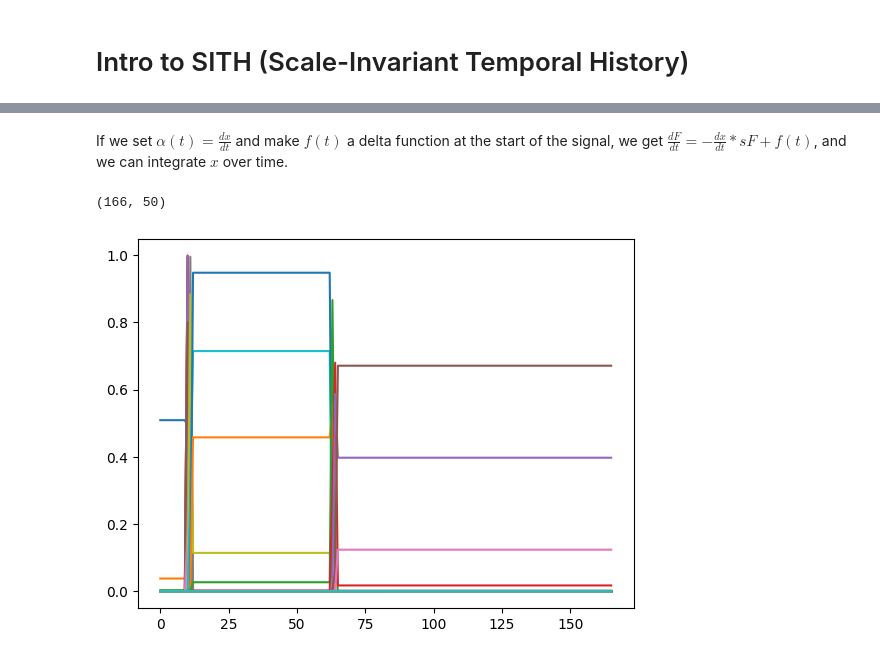
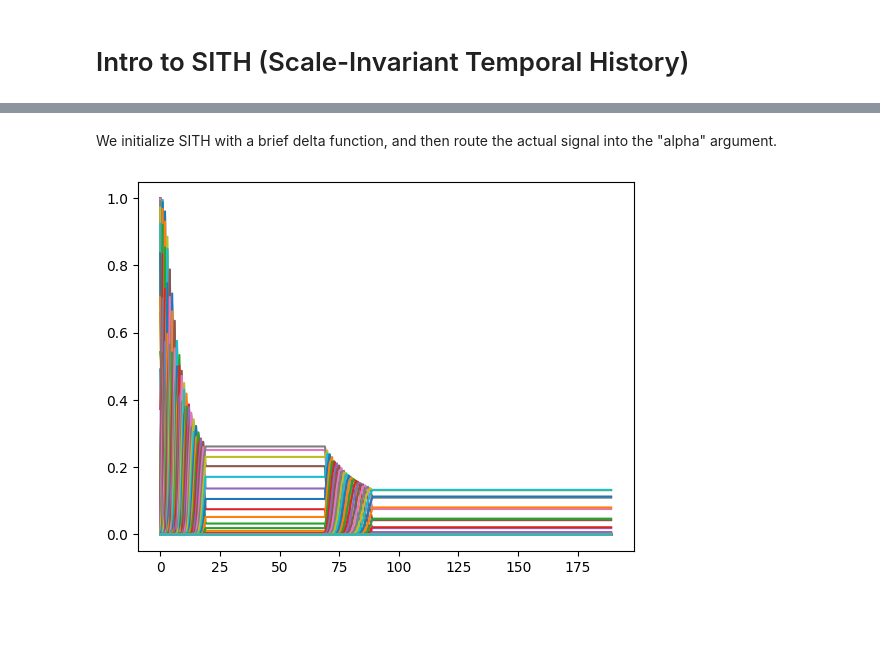
Before and after one commit to cs-hall/SITHshow, a Jupyter notebook: examples/sith_intro.ipynb, the cells around one changed output, grey strips where cells are left out. Drawn from its saved outputs; the diff is of its cells as text; code cells hidden in the pictures; blank space fills up the shorter version.

```diff
--- a/examples/sith_intro.ipynb
+++ b/examples/sith_intro.ipynb
@@ -30,10 +110,17 @@ If we set $\alpha(t) = 1$, we get $\frac{dF}{dt} = -sF + f(t)$
 # %%
-def track_signal_over_time(signal):
+sith_cell = CMECell(in_size='scalar',
+                    tau_min=1,
+                    tau_max=500,
+                    n_taus=200,
+                    max_fn_evals=10,
+                    g=0)
+
+def track_latent_dim(signal):
     def step(F, f):
-        F, til_f = sith_cell(F, f, alpha=jnp.ones_like(f))
+        F, til_f = sith_cell(F, jnp.zeros_like(f), alpha=f)
 
         return F, til_f
 
-    final_F, til_fs = jax.lax.scan(step, sith_cell.get_init_F(delta=False), signal)
+    final_F, til_fs = jax.lax.scan(step, sith_cell.get_init_F(delta=True), signal)
 
     return til_fs
@@ -51,2 +126,0 @@ plt.plot(til_fs);
-# %% [markdown]
-If we set $\alpha(t) = \frac{dx}{dt}$ and make $f(t)$ a delta function at the start of the signal, we get $\frac{dF}{dt} = -\frac{dx}{dt}*sF + f(t)$, and we can integrate $x$ over time.
@@ -63,9 +127,9 @@ def track_latent_dim(signal):
-# %%
-til_fs = track_latent_dim(signal)
-
-print(til_fs.shape)
-
-plt.plot(til_fs);
-# %% [output]
-(166, 50)
-[figure, removed]
+# %% [markdown]
+We initialize SITH with a brief delta function, and then route the actual signal into the "alpha" argument.
+# %%
+signal = jnp.concatenate([jnp.ones(20), jnp.zeros(50), jnp.ones(20), jnp.zeros(100)])
+sith_output = track_latent_dim(signal)
+# %%
+plt.plot(sith_output);
+# %% [output]
+[figure, added]
```
Also changed, not shown: parts of 20 cells of this notebook, 1 other file.
